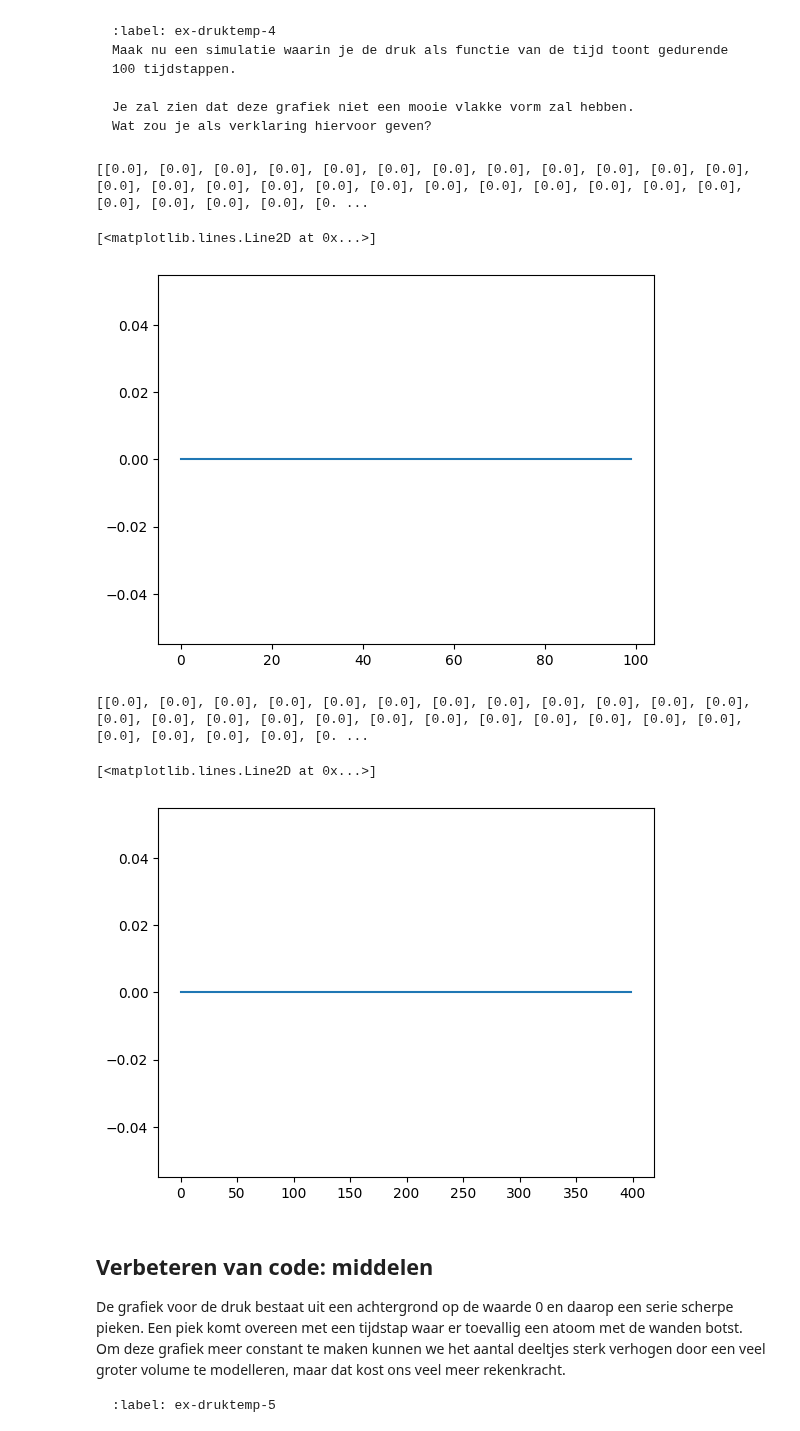
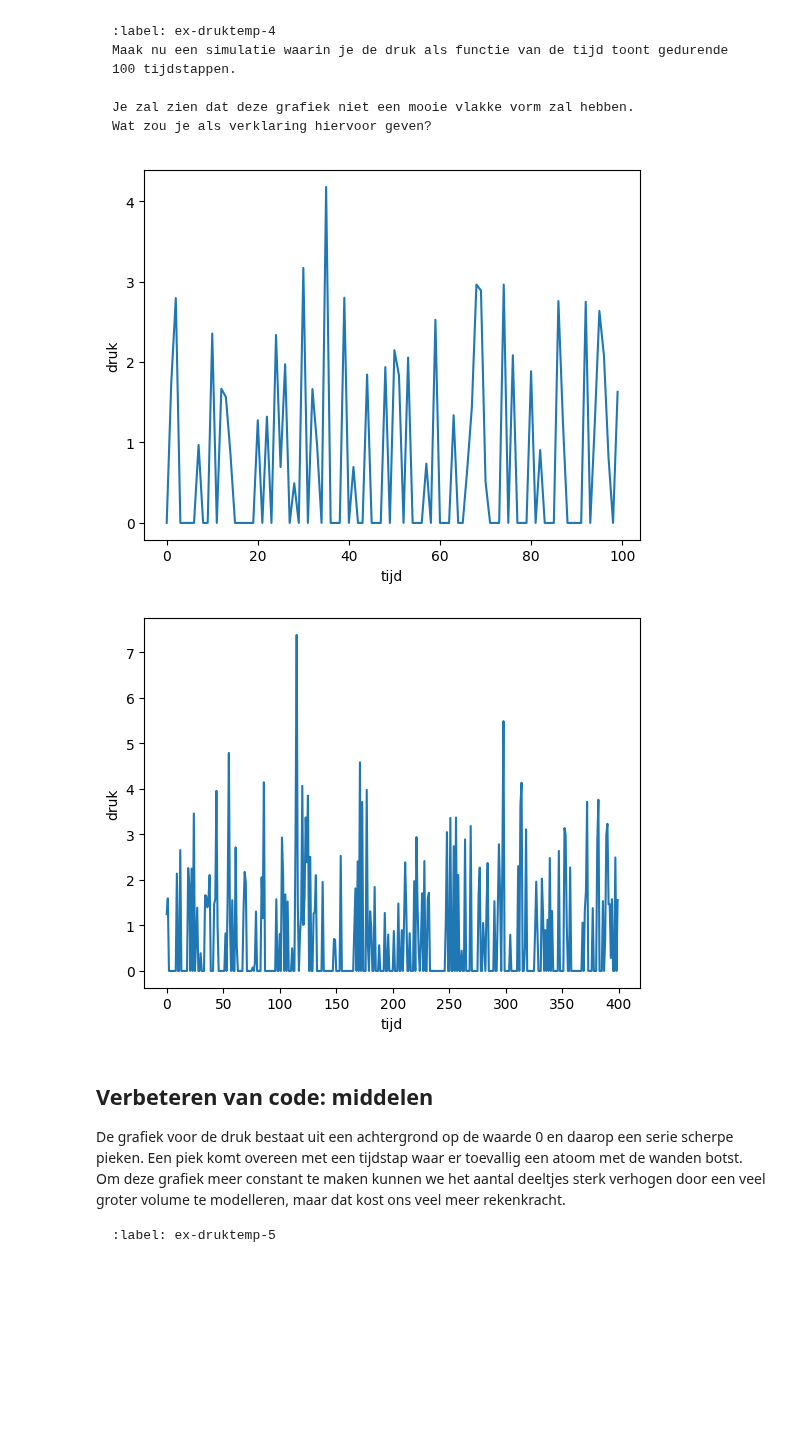
Before and after one commit to arenmeghdadi/314159265358979323846264338, a Jupyter notebook: Content/PySim/5_druktemp.ipynb, the cells around one changed output. Cells and saved outputs as stored; diff of their text form; code cells hidden in the pictures; blank space fills up the shorter version.

````diff
--- a/Content/PySim/5_druktemp.ipynb
+++ b/Content/PySim/5_druktemp.ipynb
@@ -40,14 +40,11 @@ import matplotlib.pyplot as plt
 from matplotlib.animation import FuncAnimation
 
 # Ruimte voor uitwerking
-BOX_SIZE_0 = 40*(1375036e-6)    # Hoogte en breedte startvolume (in micrometer^3) (genomen door 40 keer de geschatte volume van een
-                                # lucht molecuul te nemen)
-N = 40                          # Aantal deeltjes
-V_0 = 1e6 #410e6                     # Startsnelheid van deeltjes (in micrometer/s)
-RADIUS = 0.3e-3                    # Straal van moleculen (in micrometer)
-DT = 0.0000001                 # Tijdstap om geen botsing te missen
-
-#your code/answer
+BOX_SIZE_0 = 10 #40*(1375036e-6) kubieke micrometer    # Hoogte en breedte startvolume (in nanometer)
+N = 80                                                # Aantal deeltjes
+V_0 = 1 #400 m/s                                         # Startsnelheid van deeltjes (in nanometer/2.5 picoseconden)
+RADIUS = 0.3                                            # Straal van moleculen (in nanometer)
+DT = 0.1*RADIUS/V_0 #0.0000001                          # Tijdstap om geen botsing te missen (in picoseconden)
 # %% [markdown]
 De klasse voor de gasmoleculen en de functies voor hun onderlinge interactie:
 # %%
@@ -196,9 +193,9 @@ Schrijf een functie die de temperatuur van het gas in onze simulatie bepaalt:
 def temperature(particles) -> float:
     temp = 0.0
     k = 1.380649e-23
-    m = p.m*10**-20
-    v = np.sqrt((p.v[0]**2)+(p.v[1]**2))
-    temp = 1/2*(m/k)*(v**2)
+    for p in particles:
+        temp += p.kin_energy/k
+    temp = temp*30*1.66e-27 * 2.5 * 10**3
 #your code/answer
     return temp
 # %% [markdown]
@@ -311,29 +308,42 @@ Wat zou je als verklaring hiervoor geven?
 ```
 # %%
 pressures = []
+
+create_particles(particles)
+
+pressures = []
+
 for i in range(100):
     take_time_step(particles)
-    handle_walls(particles)
-    pressures.append([pressure])
-print(pressures)
+    pressures.append(pressure)
+
+plt.figure()
+plt.xlabel('tijd')
+plt.ylabel('druk')
 plt.plot(pressures)
+plt.show()
 # %% [output]
-[[0.0], [0.0], [0.0], [0.0], [0.0], [0.0], [0.0], [0.0], [0.0], [0.0], [0.0], [0.0], [0.0], [0.0], [0.0], [0.0], [0.0], [0.0], [0.0], [0.0], [0.0], [0.0], [0.0], [0.0], [0.0], [0.0], [0.0], [0.0], [0. ...
-[<matplotlib.lines.Line2D at 0x...>]
-[figure, old version]
+[figure, new version]
 # %%
 # opgave 5 met 400 deeltjes
-pressuresnew = []
+newparticles = []
+
+create_particles(newparticles)
+
+newpressures = []
+
+
 for i in range(400):
-    take_time_step(particles)
-    handle_walls(particles)
-    pressuresnew.append([pressure])
-print(pressuresnew)
-plt.plot(pressuresnew)
+    take_time_step(newparticles)
+    newpressures.append(pressure)
+
+plt.figure()
+plt.xlabel('tijd')
+plt.ylabel('druk')
+plt.plot(newpressures)
+plt.show()
 # %% [output]
-[[0.0], [0.0], [0.0], [0.0], [0.0], [0.0], [0.0], [0.0], [0.0], [0.0], [0.0], [0.0], [0.0], [0.0], [0.0], [0.0], [0.0], [0.0], [0.0], [0.0], [0.0], [0.0], [0.0], [0.0], [0.0], [0.0], [0.0], [0.0], [0. ...
-[<matplotlib.lines.Line2D at 0x...>]
-[figure, old version]
+[figure, new version]
 # %% [markdown]
 ## Verbeteren van code: middelen
 
````
Also changed, not shown: parts of 6 cells of this notebook, 2 other files.
